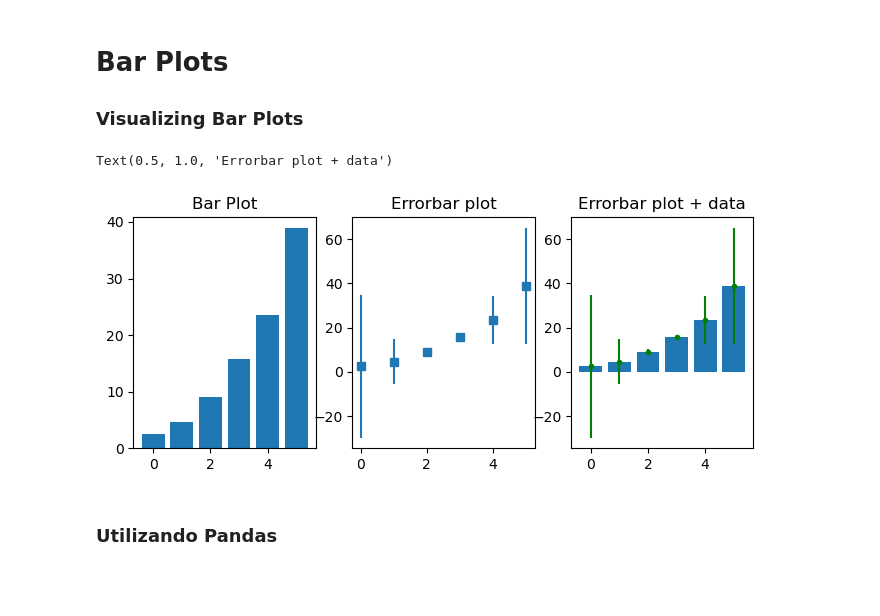
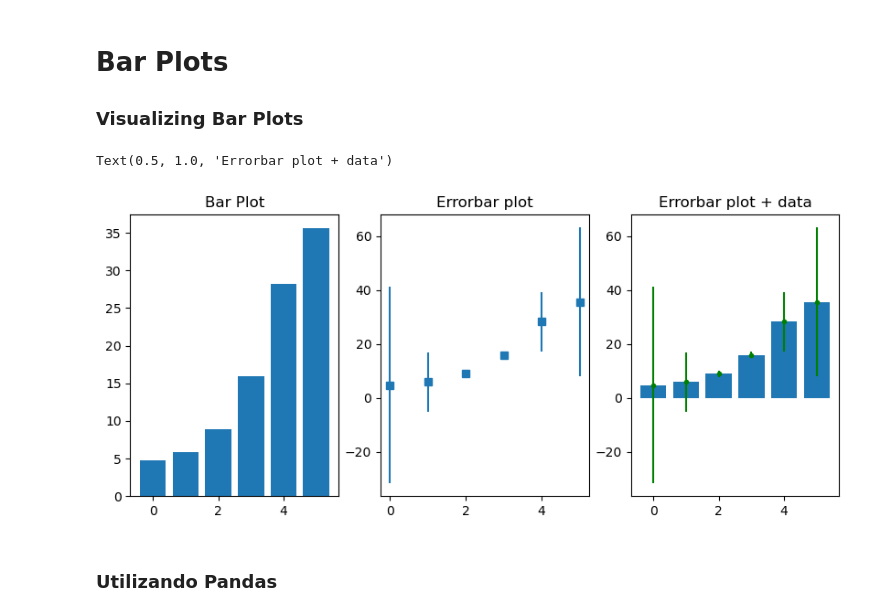
Before and after one commit to rafaelgamezdiaz/StatisticsAndMachineLearning, a Jupyter notebook: Section5/BarPlots.ipynb, the cells around one changed output. Drawn from its saved outputs; the diff is of its cells as text; code cells hidden in the pictures; blank space fills up the shorter version.

```diff
--- a/Section5/BarPlots.ipynb
+++ b/Section5/BarPlots.ipynb
@@ -13,26 +13,26 @@ n = 6
 data = np.zeros((m, n))
 # %%
 for i in range(n):
-    data[:, i] = 30*np.random.randn(m) * (2*i/(n-1)-1)**2 + (i+1)**2
+    data[:, i] = m*np.random.randn(m) * (2*i/(n-1)-1)**2 + (i+1)**2
 # %%
-fig, ax = plt.subplots(1, 3, figsize=(8, 3));
+fig, ax = plt.subplots(1, 3, figsize=(10, 4));
 
 
 # Grafico de Barras (solo barras)
 ax[0].bar(range(n), np.mean(data, axis=0))
 ax[0].set_title('Bar Plot')
 
 
 # Gráfico de barras de error
 ax[1].errorbar(range(n), np.mean(data, axis=0), np.std(data, axis=0, ddof=1), marker='s', linestyle = '')
 ax[1].set_title('Errorbar plot')
 
 ax[2].bar(range(n), np.mean(data, axis=0))
 ax[2].errorbar(range(n), np.mean(data, axis=0), np.std(data, axis=0, ddof=1), marker='.', linestyle='', color='green')
 ax[2].set_title('Errorbar plot + data')
 # %% [output]
 Text(0.5, 1.0, 'Errorbar plot + data')
-[figure, old version]
+[figure, new version]
 # %% [markdown]
 ### Utilizando Pandas
 # %%
```
